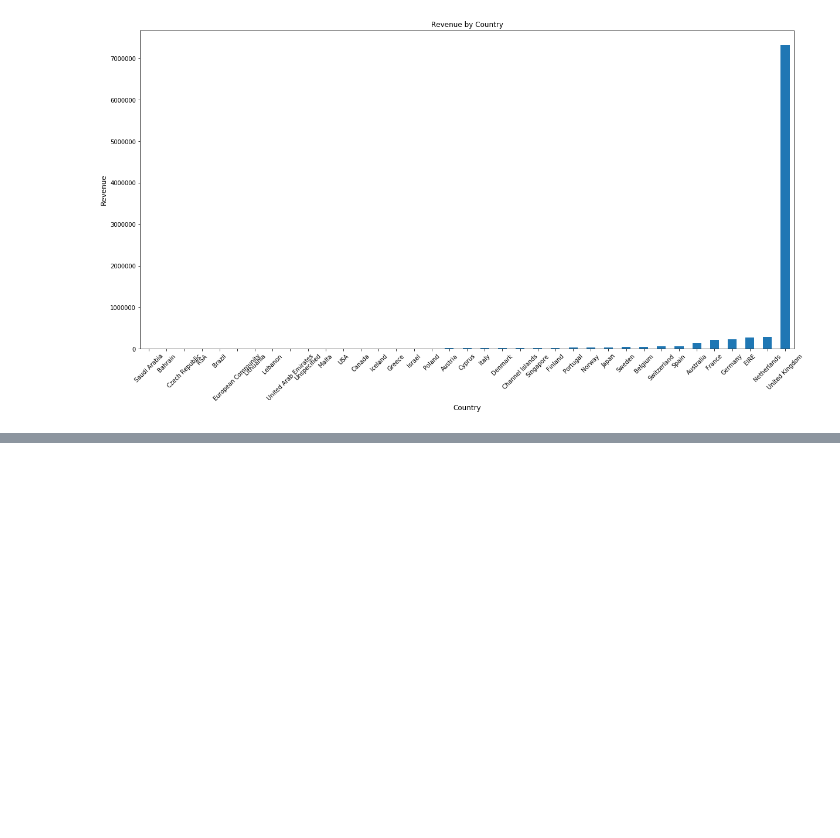
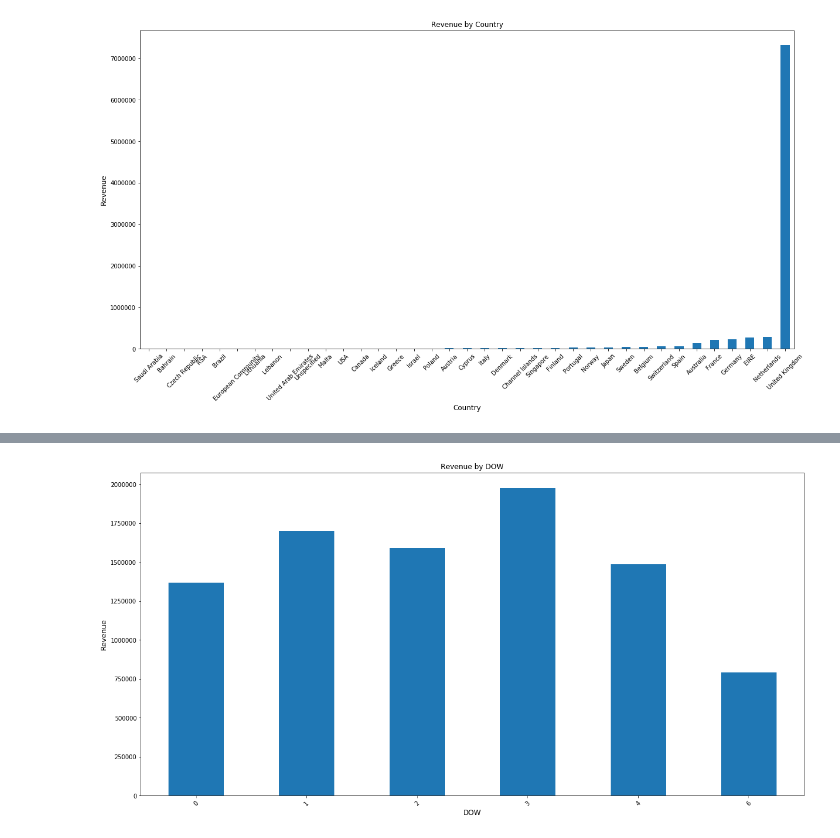
Before and after one commit to YoungJae-Hur/Data-science, a Jupyter notebook: project-shopping/2. checking the most sold items.ipynb, the cells around one changed output, grey strips where cells are left out. Saved outputs shown, nothing was run; the diff lists cells and outputs as text; code cells hidden in the pictures; blank space fills up the shorter version.

```diff
--- a/project-shopping/2. checking the most sold items.ipynb
+++ b/project-shopping/2. checking the most sold items.ipynb
@@ -176,0 +218,3 @@ plot_bar(total_revenue_by_country, 'Country', 'Revenue', 'Revenue by Country')
+# %%
+revenue_by_days = df.set_index('InvoiceDate').groupby(lambda date:date.dayofweek).sum()['TotalPrice']
+revenue_by_days
@@ -176,0 +229,4 @@ plot_bar(total_revenue_by_country, 'Country', 'Revenue', 'Revenue by Country')
+# %%
+plot_bar(revenue_by_days, 'DOW', 'Revenue', 'Revenue by DOW')
+# %% [output]
+[figure, added]
```
Also changed, not shown: parts of 10 cells of this notebook.
